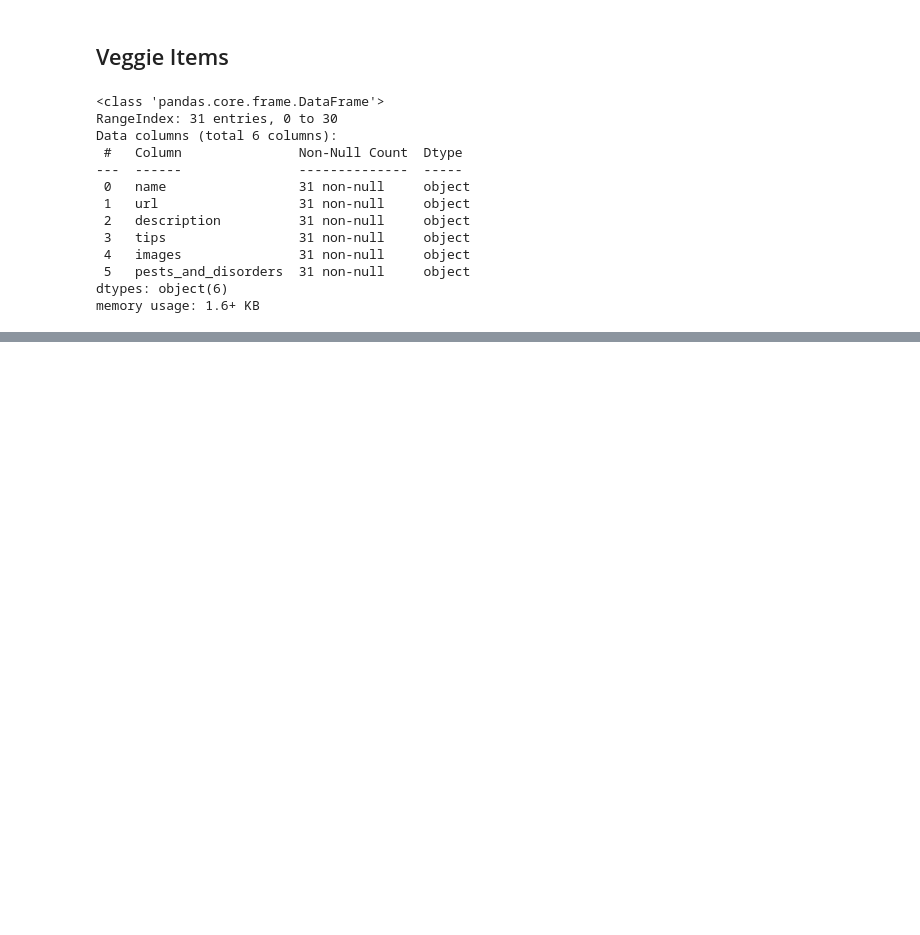
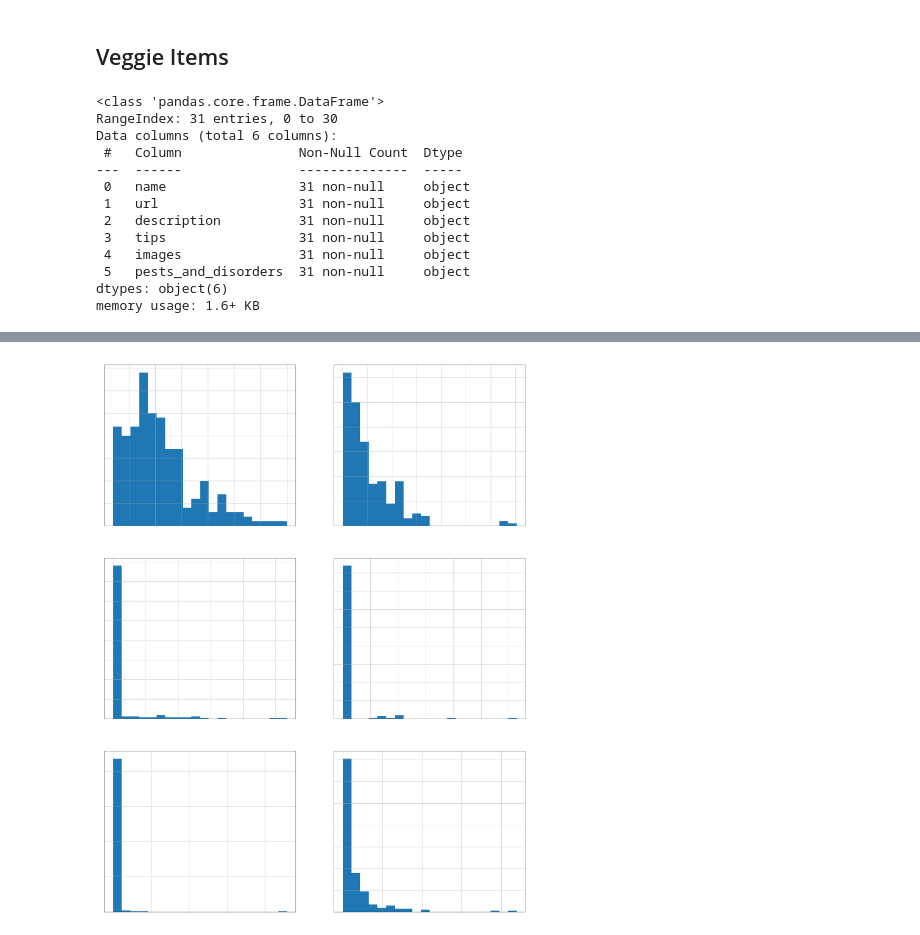
Before and after one commit to biddy1618/askchatbot, a Jupyter notebook: es/src/eda_ipmdata.ipynb, the cells around one changed output, grey strips where cells are left out. Drawn from its saved outputs; the diff is of its cells as text; code cells hidden in the pictures; blank space fills up the shorter version.

```diff
--- a/es/src/eda_ipmdata.ipynb
+++ b/es/src/eda_ipmdata.ipynb
@@ -203,0 +209,4 @@ df.sample(5)
+# %%
+FILE_NAME = 'fruitVeggieEnvironItems_new.json'
+df = pd.read_json(_PATH + FILE_NAME)
+df.info()
@@ -203,0 +238,11 @@ df.sample(5)
+# %%
+text_columns = ['name', 'description', 'identification', 'damage', 'disorder_development', 'solutions']
+fig, axes = plt.subplots(3, 2, figsize = (30, 40))
+for i, col in enumerate(text_columns):
+    r = i//2
+    c = i%2
+    df[col].apply(len).hist(figure = fig, bins = 20, ax = axes[r][c])
+    axes[r][c].set_title(col, fontdict = {'fontsize': 20})
+plt.show()
+# %% [output]
+[figure, added]
```
Also changed, not shown: parts of 13 cells of this notebook, 7 other files.
